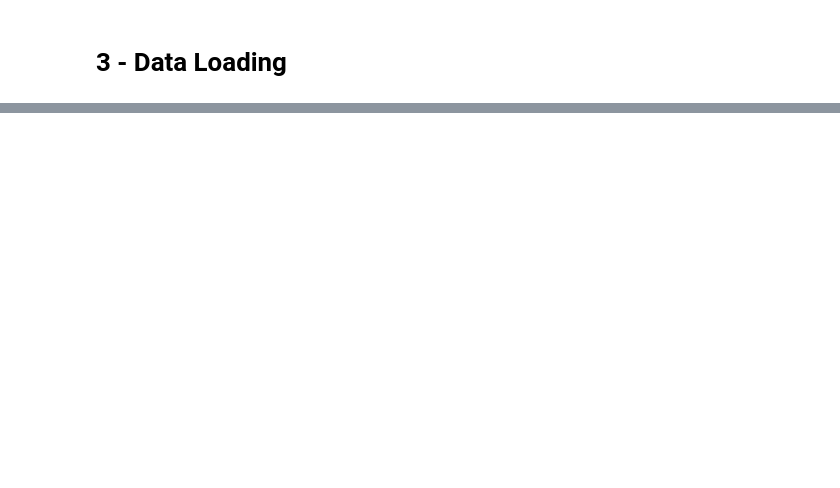
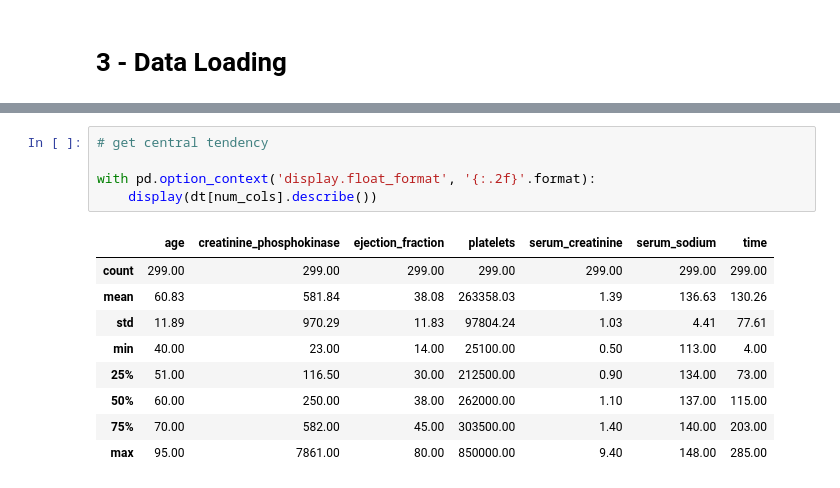
Before and after one commit to jasonrichdarmawan/p1-g3, a Jupyter notebook: h8dsft_P1G3_jason_rich_darmawan_onggo_putra.ipynb, the cells around one changed output, grey strips where cells are left out. Drawn from its saved outputs; the diff is of its cells as text; blank space fills up the shorter version.

```diff
--- a/h8dsft_P1G3_jason_rich_darmawan_onggo_putra.ipynb
+++ b/h8dsft_P1G3_jason_rich_darmawan_onggo_putra.ipynb
@@ -60,0 +157,15 @@ dt
+# %%
+# get central tendency
+
+with pd.option_context('display.float_format', '{:.2f}'.format):
+    display(dt[num_cols].describe())
+# %% [output]
+|  | age | creatinine_phosphokinase | ejection_fraction | platelets | serum_creatinine | serum_sodium | time |
+| count | 299.00 | 299.00 | 299.00 | 299.00 | 299.00 | 299.00 | 299.00 |
+| mean | 60.83 | 581.84 | 38.08 | 263358.03 | 1.39 | 136.63 | 130.26 |
+| std | 11.89 | 970.29 | 11.83 | 97804.24 | 1.03 | 4.41 | 77.61 |
+| min | 40.00 | 23.00 | 14.00 | 25100.00 | 0.50 | 113.00 | 4.00 |
+| 25% | 51.00 | 116.50 | 30.00 | 212500.00 | 0.90 | 134.00 | 73.00 |
+| 50% | 60.00 | 250.00 | 38.00 | 262000.00 | 1.10 | 137.00 | 115.00 |
+| 75% | 70.00 | 582.00 | 45.00 | 303500.00 | 1.40 | 140.00 | 203.00 |
+| max | 95.00 | 7861.00 | 80.00 | 850000.00 | 9.40 | 148.00 | 285.00 |
```
Also changed, not shown: parts of 26 cells of this notebook, 1 other file.
